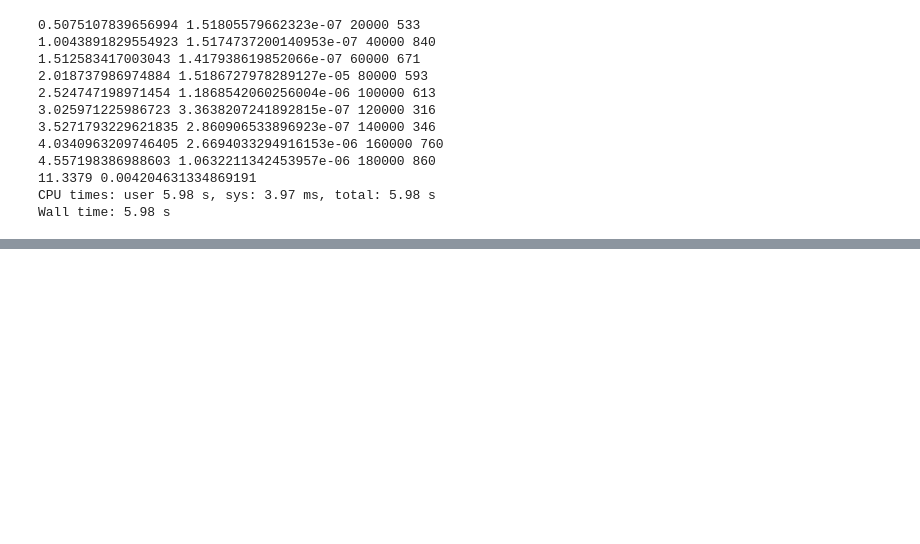
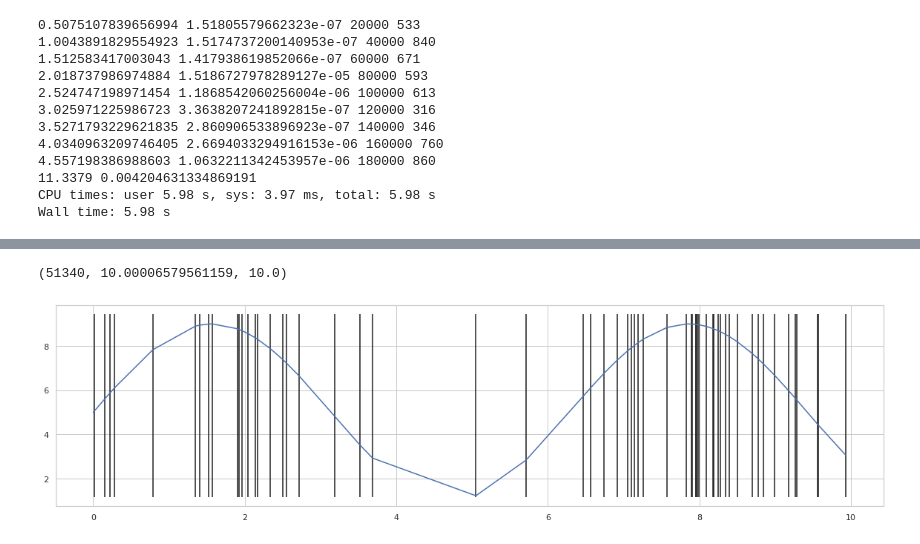
Before and after one commit to pkuderov/sPinky, a Jupyter notebook: scratch.ipynb, the cells around one changed output, grey strips where cells are left out. Cells and saved outputs as stored; diff of their text form; code cells hidden in the pictures; blank space fills up the shorter version.

Commit message:
simple input neuron w/ time-dependent fire rate, with plots

```diff
--- a/scratch.ipynb
+++ b/scratch.ipynb
@@ -70,3 +70,56 @@ print(spin_cnt / 1000_000, lag * 1000. / (sim_n * spikes))
 11.3379 0.004204631334869191
 CPU times: user 5.98 s, sys: 3.97 ms, total: 5.98 s
 Wall time: 5.98 s
+# %%
+%%time
+
+def rate_lambda(dT):
+    return 5 + 4 * np.sin(dT)
+
+def sample_spike_dt(dT):
+    rate = rate_lambda(dT)
+    scale = 1./rate
+    spike_dt = np.random.exponential(scale=scale) + .01 * scale
+    return spike_dt, rate
+
+def scaled_time(T0, T):
+    return (T - T0) / unit_of_time
+
+unit_of_time = .005   # fraction of second
+T0 = time.monotonic()
+t, t_end = 0., 10.
+
+ts, rates, spikes = [], [], []
+next_spike_dt, cur_rate = sample_spike_dt(t)
+next_spike_t = t + next_spike_dt
+
+ts.append(t)
+rates.append(cur_rate)
+
+# print(t, next_spike_t)
+j = 0
+
+while t <= t_end:
+    t = scaled_time(T0, time.monotonic())
+    if t < next_spike_t:
+        j += 1
+        continue
+
+    ts.append(t)
+    spikes.append(t)
+
+    next_spike_dt, cur_rate = sample_spike_dt(t)
+    next_spike_t = t + next_spike_dt
+    rates.append(cur_rate)
+
+#     print(t, next_spike_t, next_spike_dt)
+
+plt.figure(figsize=(20, 5))
+sns.lineplot(ts, rates)
+
+min_rates, max_rates = min(rates), max(rates)
+plt.vlines(spikes, min_rates * .95, max_rates * 1.05)
+# sns.scatterplot(spikes, rates[1:], marker='|', alpha=1.)
+
+j, t, t_end
+# %% [output]
@@ -72,0 +128,2 @@ Wall time: 5.98 s
+(51340, 10.00006579561159, 10.0)
+[figure, added]
```
Also changed, not shown: parts of 1 cell of this notebook.
